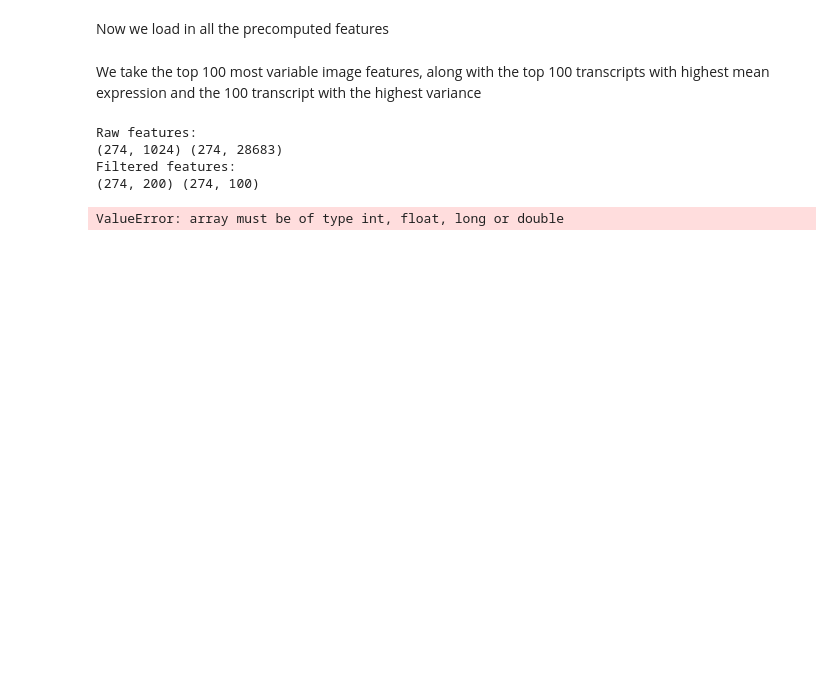
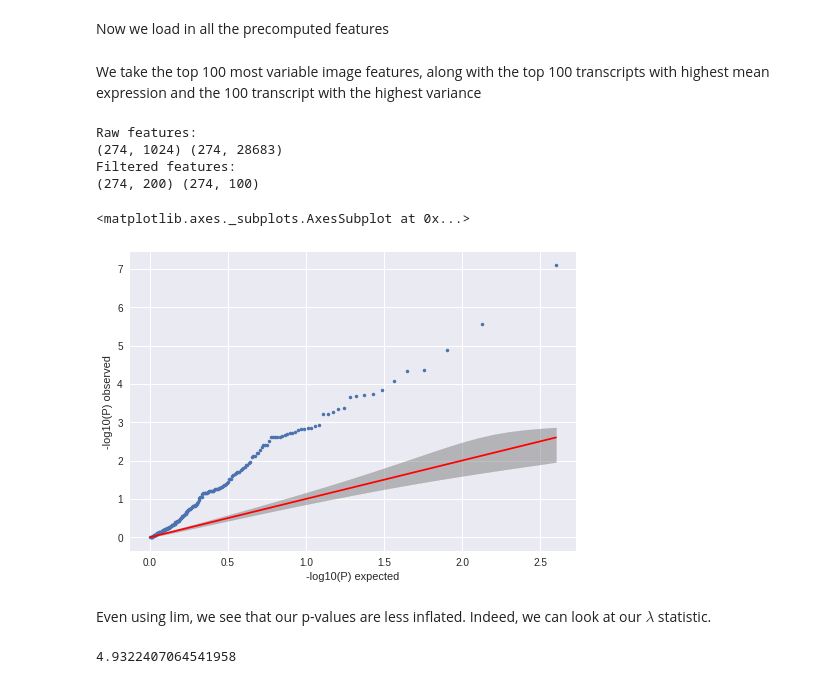
Before and after one commit to willgdjones/GTEx, a Jupyter notebook: notebooks/daily/23-05-17-include-confounders-in-association-analysis.ipynb, the cells around one changed output. Drawn from its saved outputs; the diff is of its cells as text; code cells hidden in the pictures; blank space fills up the shorter version.

```diff
--- a/notebooks/daily/23-05-17-include-confounders-in-association-analysis.ipynb
+++ b/notebooks/daily/23-05-17-include-confounders-in-association-analysis.ipynb
@@ -148,6 +157,17 @@ Filtered features:
 from limix.qtl import qtl_test_lmm
 feature = 0
 single_feature = filt_features[:,feature].copy()
-qtl_test_lmm(single_feature, filt_expression.astype(float))
+res = qtl_test_lmm(single_feature, filt_expression.astype(float))
-# %% [output]
-ValueError: array must be of type int, float, long or double
+# %%
+from limix.plot import qqplot
+lim_pvalues = res.getPv().flatten()
+qqplot(lim_pvalues)
+# %% [output]
+<matplotlib.axes._subplots.AxesSubplot at 0x...>
+[figure, added]
+# %% [markdown]
+Even using lim, we see that our p-values are less inflated. Indeed, we can look at our $\lambda$ statistic.
+# %%
+estimate_lambda(lim_pvalues)
+# %% [output]
+4.9322407064541958
```
Also changed, not shown: parts of 12 cells of this notebook.
